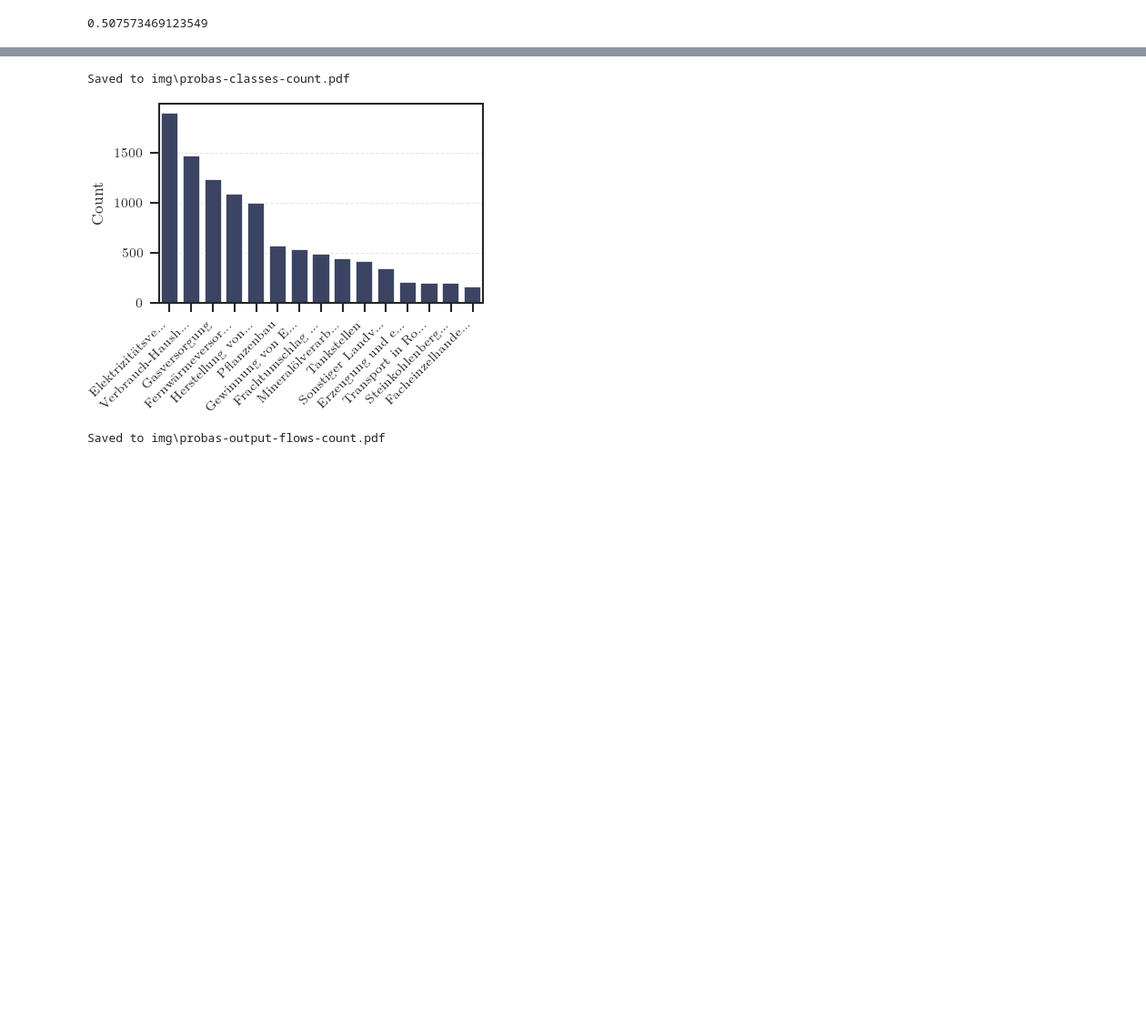
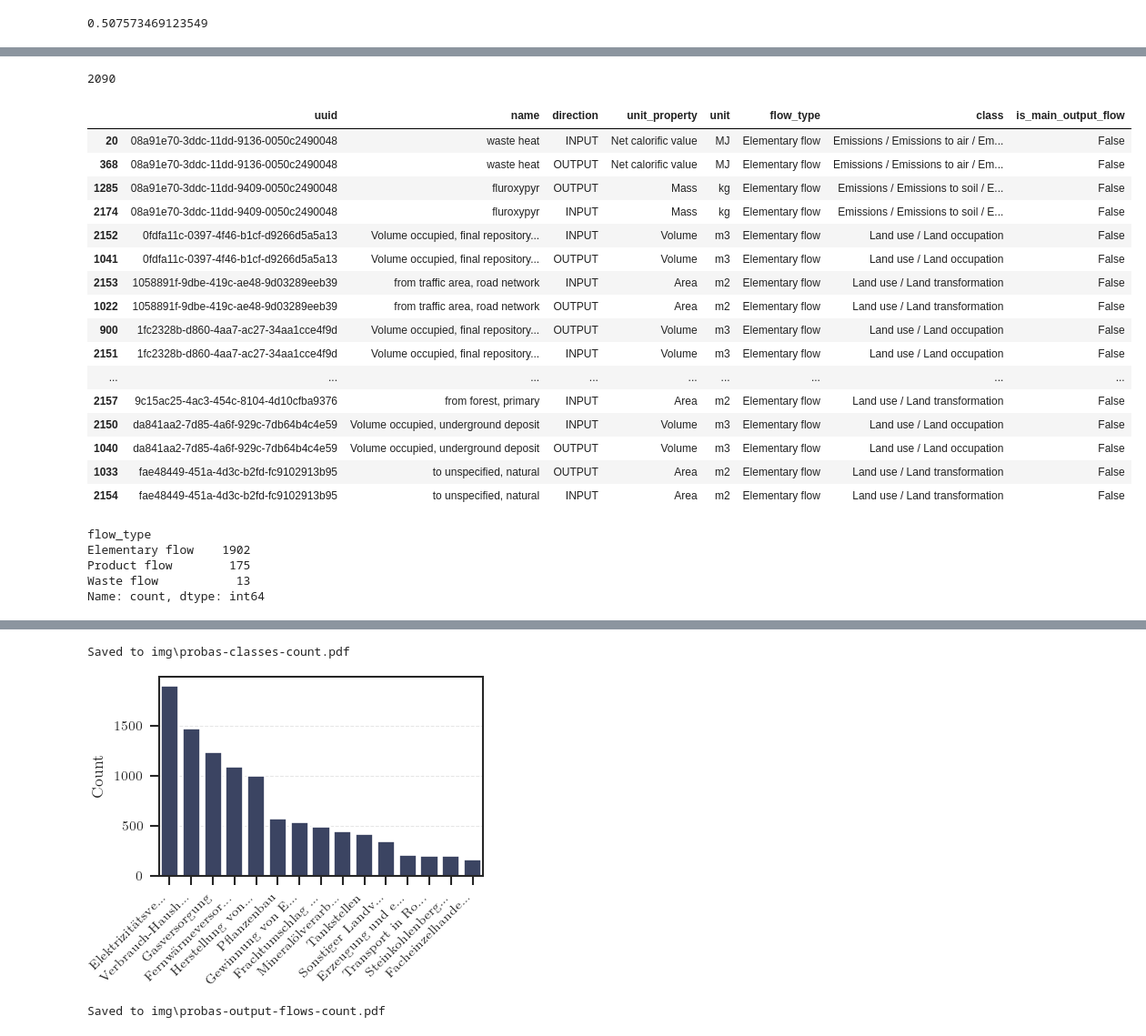
Before and after one commit to QuadroTim/amlta-project, a Jupyter notebook: notebooks/probas_eda.ipynb, the cells around one changed output, grey strips where cells are left out. Shown at 91% size. Cells and saved outputs as stored; diff of their text form; code cells hidden in the pictures; blank space fills up the shorter version.

```diff
--- a/notebooks/probas_eda.ipynb
+++ b/notebooks/probas_eda.ipynb
@@ -170,6 +175,38 @@ for process in tqdm(lci_processes_gen, total=len(uuids_lci)):
         main_flow_uuid = None
         main_flow_name = None
 
+    for _, row in process_flows.iterrows():
+        direction = row["exchange_direction"]
+        flow_type = row["exchange_type_of_flow"]
+        class_ = row["exchange_classification_hierarchy"]
+        flow_uuid = row["flow_uuid"]
+        is_main_output_flow = (
+            flow_uuid == main_flow_uuid
+            and direction == "OUTPUT"
+            and flow_type == "Product flow"
+        )
+
+        flow_uq = (flow_uuid, direction, flow_type, class_, is_main_output_flow)
+
+        unit_property = row["flow_property_name"]
+        unit = row["flow_property_unit"]
+        name = row["flow_description"]
+
+        if flow_uq not in seen_flows:
+            seen_flows.add(flow_uq)
+            flows_stats.append(
+                {
+                    "uuid": flow_uuid,
+                    "name": name,
+                    "direction": direction,
+                    "unit_property": unit_property,
+                    "unit": unit,
+                    "flow_type": flow_type,
+                    "class": class_,
+                    "is_main_output_flow": is_main_output_flow,
+                }
+            )
+
     geography = process.processInformation.geography.locationOfOperationSupplyOrProduction.location
     year = process.processInformation.time.referenceYear
     year_until = process.processInformation.time.dataSetValidUntil
@@ -184,9 +221,11 @@ for process in tqdm(lci_processes_gen, total=len(uuids_lci)):
 
     has_comment = (
         process.processInformation.dataSetInformation.generalComment is not None
-        and bool(process.processInformation.dataSetInformation.generalComment.get())
-        and process.processInformation.dataSetInformation.generalComment.get()
-        != _default_general_comment
+        and (
+            comment
+            := process.processInformation.dataSetInformation.generalComment.get()
+        )
+        and _default_general_comment not in comment
     )
 
     stats.append(
@@ -210,0 +277,34 @@ process_df = pd.DataFrame(stats)
+# %%
+len(flows_df[actual_flows_mask])
+# %% [output]
+2090
+# %%
+uuid_counts = flows_df["uuid"].value_counts()
+duplicate_uuids = uuid_counts[uuid_counts > 1].index
+flows_df.loc[flows_df["uuid"].isin(duplicate_uuids)].sort_values("uuid")
+# %% [output]
+|  | uuid | name | direction | unit_property | unit | flow_type | class | is_main_output_flow |
+| 20 | 08a91e70-3ddc-11dd-9136-0050c2490048 | waste heat | INPUT | Net calorific value | MJ | Elementary flow | Emissions / Emissions to air / Em... | False |
+| 368 | 08a91e70-3ddc-11dd-9136-0050c2490048 | waste heat | OUTPUT | Net calorific value | MJ | Elementary flow | Emissions / Emissions to air / Em... | False |
+| 1285 | 08a91e70-3ddc-11dd-9409-0050c2490048 | fluroxypyr | OUTPUT | Mass | kg | Elementary flow | Emissions / Emissions to soil / E... | False |
+| 2174 | 08a91e70-3ddc-11dd-9409-0050c2490048 | fluroxypyr | INPUT | Mass | kg | Elementary flow | Emissions / Emissions to soil / E... | False |
+| 2152 | 0fdfa11c-0397-4f46-b1cf-d9266d5a5a13 | Volume occupied, final repository... | INPUT | Volume | m3 | Elementary flow | Land use / Land occupation | False |
+| 1041 | 0fdfa11c-0397-4f46-b1cf-d9266d5a5a13 | Volume occupied, final repository... | OUTPUT | Volume | m3 | Elementary flow | Land use / Land occupation | False |
+| 2153 | 1058891f-9dbe-419c-ae48-9d03289eeb39 | from traffic area, road network | INPUT | Area | m2 | Elementary flow | Land use / Land transformation | False |
+| 1022 | 1058891f-9dbe-419c-ae48-9d03289eeb39 | from traffic area, road network | OUTPUT | Area | m2 | Elementary flow | Land use / Land transformation | False |
+| 900 | 1fc2328b-d860-4aa7-ac27-34aa1cce4f9d | Volume occupied, final repository... | OUTPUT | Volume | m3 | Elementary flow | Land use / Land occupation | False |
+| 2151 | 1fc2328b-d860-4aa7-ac27-34aa1cce4f9d | Volume occupied, final repository... | INPUT | Volume | m3 | Elementary flow | Land use / Land occupation | False |
+| ... | ... | ... | ... | ... | ... | ... | ... | ... |
+| 2157 | 9c15ac25-4ac3-454c-8104-4d10cfba9376 | from forest, primary | INPUT | Area | m2 | Elementary flow | Land use / Land transformation | False |
+| 2150 | da841aa2-7d85-4a6f-929c-7db64b4c4e59 | Volume occupied, underground deposit | INPUT | Volume | m3 | Elementary flow | Land use / Land occupation | False |
+| 1040 | da841aa2-7d85-4a6f-929c-7db64b4c4e59 | Volume occupied, underground deposit | OUTPUT | Volume | m3 | Elementary flow | Land use / Land occupation | False |
+| 1033 | fae48449-451a-4d3c-b2fd-fc9102913b95 | to unspecified, natural | OUTPUT | Area | m2 | Elementary flow | Land use / Land transformation | False |
+| 2154 | fae48449-451a-4d3c-b2fd-fc9102913b95 | to unspecified, natural | INPUT | Area | m2 | Elementary flow | Land use / Land transformation | False |
+# %%
+flows_df[actual_flows_mask]["flow_type"].value_counts()
+# %% [output]
+flow_type
+Elementary flow    1902
+Product flow        175
+Waste flow           13
+Name: count, dtype: int64
```
Also changed, not shown: parts of 17 cells of this notebook.
